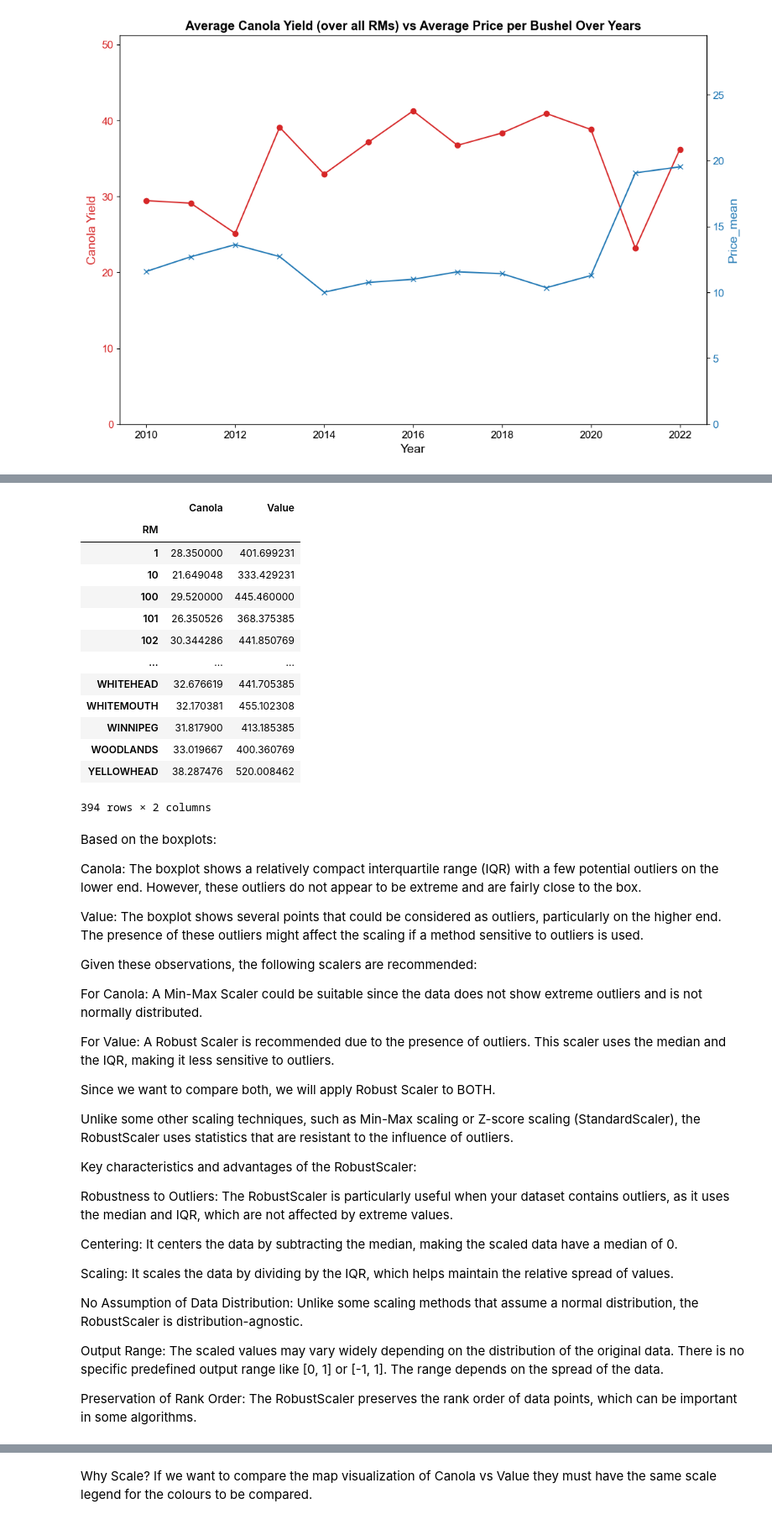
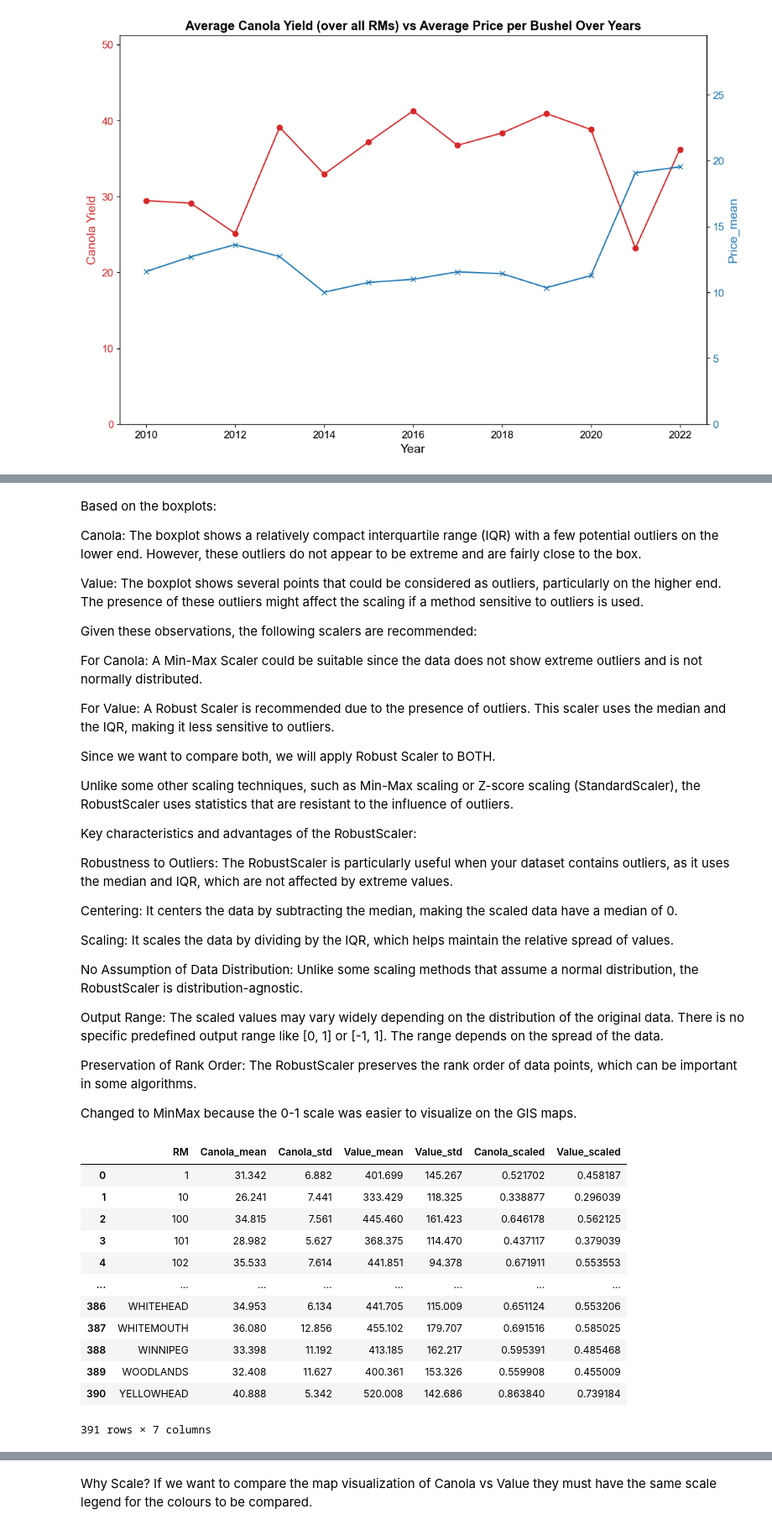
Before and after one commit to cboyda/AgTech, a Jupyter notebook: Assignments/CapstoneAssignment_CropAnalysis.ipynb, the cells around one changed output, grey strips where cells are left out. Shown at 84% size. Saved outputs shown, nothing was run; the diff lists cells and outputs as text; code cells hidden in the pictures.

```diff
--- a/Assignments/CapstoneAssignment_CropAnalysis.ipynb
+++ b/Assignments/CapstoneAssignment_CropAnalysis.ipynb
@@ -906,21 +1169,6 @@ There are 294 rows with null 'Canola' values, but not removed.
 # %%
-df_all_20yrs_group = df_all_20yrs.drop(columns=['Year']).groupby('RM').mean(numeric_only=True)
-df_all_20yrs_group
+# df_all_20yrs_group = df_all_20yrs.drop(columns=['Year']).groupby('RM').mean(numeric_only=True)
+# df_all_20yrs_group
-# %% [output]
-|  | Canola | Value |
-| RM |  |  |
-| 1 | 28.350000 | 401.699231 |
-| 10 | 21.649048 | 333.429231 |
-| 100 | 29.520000 | 445.460000 |
-| 101 | 26.350526 | 368.375385 |
-| 102 | 30.344286 | 441.850769 |
-| ... | ... | ... |
-| WHITEHEAD | 32.676619 | 441.705385 |
-| WHITEMOUTH | 32.170381 | 455.102308 |
-| WINNIPEG | 31.817900 | 413.185385 |
-| WOODLANDS | 33.019667 | 400.360769 |
-| YELLOWHEAD | 38.287476 | 520.008462 |
-394 rows × 2 columns
 # %% [markdown]
 Based on the boxplots:
 
@@ -951,4 +1199,51 @@ No Assumption of Data Distribution: Unlike some scaling methods that assume a no
 Output Range: The scaled values may vary widely depending on the distribution of the original data. There is no specific predefined output range like [0, 1] or [-1, 1]. The range depends on the spread of the data.
 
 Preservation of Rank Order: The RobustScaler preserves the rank order of data points, which can be important in some algorithms.
+
+Changed to MinMax because the 0-1 scale was easier to visualize on the GIS maps.
+# %%
+# Normalize Canola and Value so that we can compare them on GIS maps
+
+# Initialize the Scaler
+#scaler = RobustScaler()
+#scaler = StandardScaler()
+scaler = MinMaxScaler()
+
+# Create masks to identify rows where 'Canola' and 'Value' are not NaN
+canola_mask = ~df_data_agg['Canola_mean'].isna()
+value_mask = ~df_data_agg['Value_mean'].isna()
+
+# Select the 'Canola' and 'Value' columns for scaling
+# Scale 'Canola' only if 'Value' is NaN but 'Canola' exists
+df_to_scale_canola = df_data_agg.loc[canola_mask, ['Canola_mean']]
+df_to_scale_value = df_data_agg.loc[value_mask, ['Value_mean']]
+
+# Fit the scaler to the data and transform the selected columns
+scaled_canola_values = scaler.fit_transform(df_to_scale_canola)
+scaled_value_values = scaler.fit_transform(df_to_scale_value)
+
+# Create DataFrames to store the scaled values
+df_scaled_canola = pd.DataFrame(scaled_canola_values, columns=['Canola_Scaled'])
+df_scaled_value = pd.DataFrame(scaled_value_values, columns=['Value_Scaled'])
+
+# Merge the scaled values back into the original DataFrame, aligning them with the non-NaN rows
+df_data_agg.loc[canola_mask, ['Canola_scaled']] = df_scaled_canola.values
+df_data_agg.loc[value_mask, ['Value_scaled']] = df_scaled_value.values
+
+# Show the first few rows of the updated DataFrame
+df_data_agg
+# %% [output]
+|  | RM | Canola_mean | Canola_std | Value_mean | Value_std | Canola_scaled | Value_scaled |
+| 0 | 1 | 31.342 | 6.882 | 401.699 | 145.267 | 0.521702 | 0.458187 |
+| 1 | 10 | 26.241 | 7.441 | 333.429 | 118.325 | 0.338877 | 0.296039 |
+| 2 | 100 | 34.815 | 7.561 | 445.460 | 161.423 | 0.646178 | 0.562125 |
+| 3 | 101 | 28.982 | 5.627 | 368.375 | 114.470 | 0.437117 | 0.379039 |
+| 4 | 102 | 35.533 | 7.614 | 441.851 | 94.378 | 0.671911 | 0.553553 |
+| ... | ... | ... | ... | ... | ... | ... | ... |
+| 386 | WHITEHEAD | 34.953 | 6.134 | 441.705 | 115.009 | 0.651124 | 0.553206 |
+| 387 | WHITEMOUTH | 36.080 | 12.856 | 455.102 | 179.707 | 0.691516 | 0.585025 |
+| 388 | WINNIPEG | 33.398 | 11.192 | 413.185 | 162.217 | 0.595391 | 0.485468 |
+| 389 | WOODLANDS | 32.408 | 11.627 | 400.361 | 153.326 | 0.559908 | 0.455009 |
+| 390 | YELLOWHEAD | 40.888 | 5.342 | 520.008 | 142.686 | 0.863840 | 0.739184 |
+391 rows × 7 columns
 # %%
```
Also changed, not shown: parts of 68 cells of this notebook, 4 other files.
